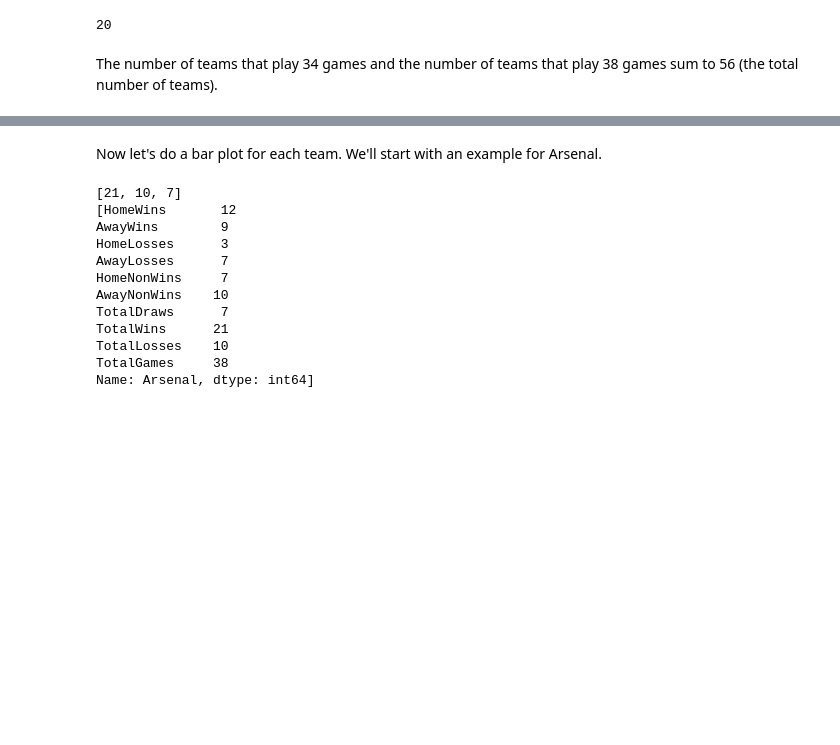
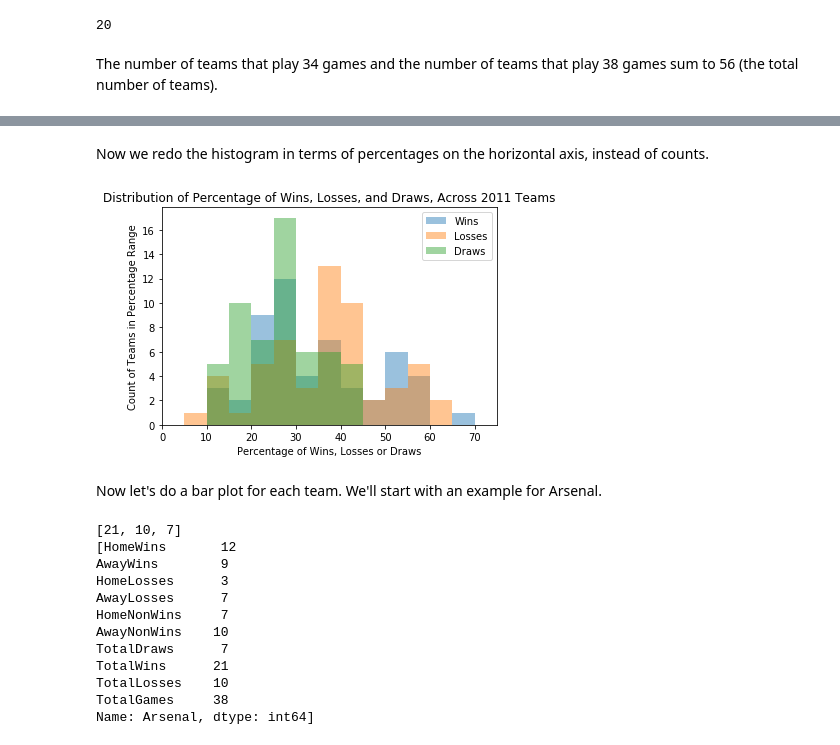
Before and after one commit to seancarverphd/soccer-project-2, a Jupyter notebook: SoccerNotebook.ipynb, the cells around one changed output, grey strips where cells are left out. Drawn from its saved outputs; the diff is of its cells as text; code cells hidden in the pictures; blank space fills up the shorter version.

```diff
--- a/SoccerNotebook.ipynb
+++ b/SoccerNotebook.ipynb
@@ -432,3 +450,22 @@ pass
+# %% [markdown]
+Now we redo the histogram in terms of percentages on the horizontal axis, instead of counts.
+# %%
+#ax = plt.subplot(1,1,1)
+percent_binrange = np.arange(0,75,5)
+percent_xlim = (0,75)
+percent_xticks = np.arange(0,75,10)
+plt.hist(WinLoss.PercentWins, alpha=alpha_level, label='Wins', bins=percent_binrange, color=color_wins)
+plt.hist(WinLoss.PercentLosses, alpha=alpha_level, label='Losses', bins=percent_binrange, color=color_losses)
+plt.hist(WinLoss.PercentDraws, alpha=alpha_level, label='Draws', bins=percent_binrange, color=color_draws)
+plt.legend()
+plt.title("Distribution of Percentage of Wins, Losses, and Draws, Across 2011 Teams")
+plt.xlabel("Percentage of Wins, Losses or Draws")
+plt.ylabel("Count of Teams in Percentage Range")
+plt.xlim(percent_xlim)
+plt.xticks(percent_xticks)
+pass
+# %% [output]
+[figure, added]
 # %% [markdown]
 Now let's do a bar plot for each team.  We'll start with an example for Arsenal.
 # %%
```
Also changed, not shown: parts of 11 cells of this notebook.
